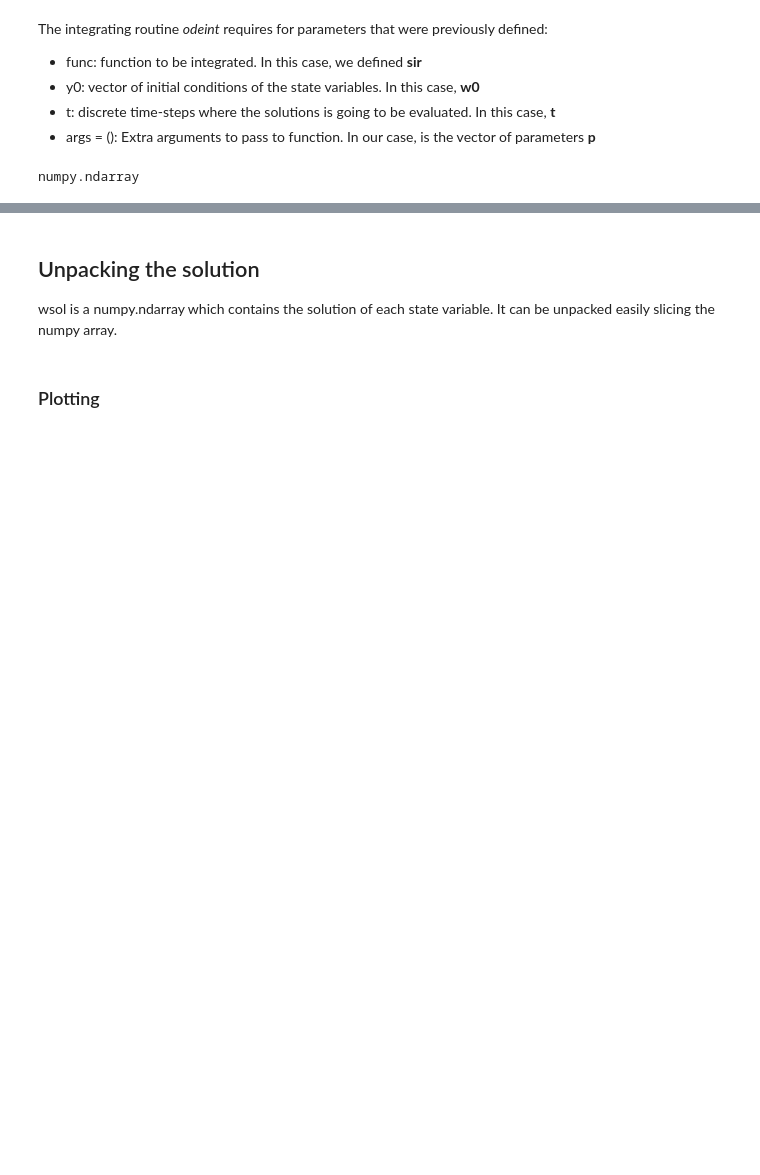
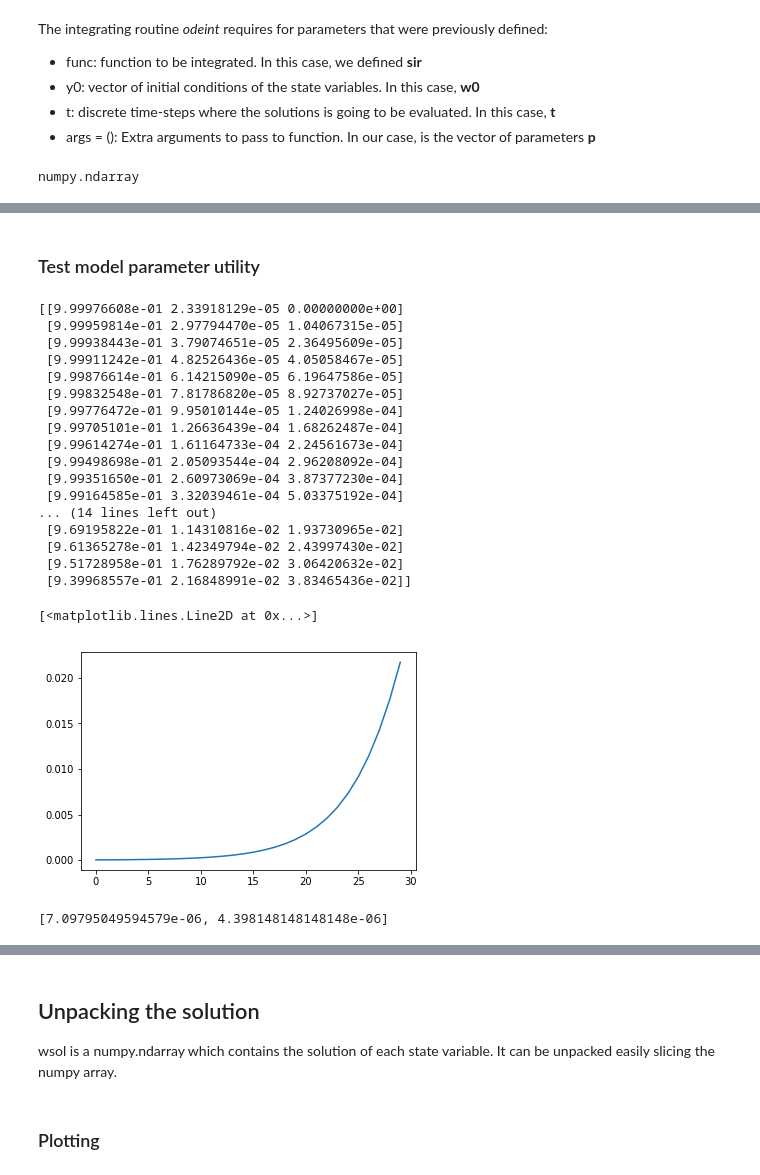
Before and after one commit to open-sir/open-sir, a Jupyter notebook: SIR-X.ipynb, the cells around one changed output, grey strips where cells are left out. Cells and saved outputs as stored; diff of their text form; code cells hidden in the pictures; blank space fills up the shorter version.

Commit message:
feat(model): class with parameter fitting

```diff
--- a/SIR-X.ipynb
+++ b/SIR-X.ipynb
@@ -96,7 +97,7 @@ Please note that the predictions of this model shouldn't be taken in considerati
 # %%
 # Use Ealing as an example to determine model initial conditions
 P_Ealing = 342000 # Ealing population ONS 2018 mid year
-I_Ealing = 241    # Infected people at 29/03/2020
+I_Ealing = 8    # Infected people at 29/03/2020
 R_Ealing = 0      # Recovered people at 29/03/2020
 n_days = 30
 
@@ -143,0 +219,39 @@ numpy.ndarray
+# %% [markdown]
+### Test model parameter utility
+# %%
+Ealing_data = [8, 18, 20, 18, 21, 42, 53, 54, 80, 97, 106, 123, 136, 165, 209, 241] # N_of infected
+t_span = np.linspace(0,len(Ealing_data)-1,len(Ealing_data))
+# %%
+# Create SIR with default parameters
+my_SIR = SIR(p,w0)
+# %%
+# Fit parameters
+my_SIR.fit(t_span, Ealing_data, P_Ealing)
+# %%
+# Predict
+sol = my_SIR.solve(30*3600*24, 30)
+plt.plot(np.linspace(0,29,30),sol[:,1])
+# %% [output]
+[[9.99976608e-01 2.33918129e-05 0.00000000e+00]
+ [9.99959814e-01 2.97794470e-05 1.04067315e-05]
+ [9.99938443e-01 3.79074651e-05 2.36495609e-05]
+ [9.99911242e-01 4.82526436e-05 4.05058467e-05]
+ [9.99876614e-01 6.14215090e-05 6.19647586e-05]
+ [9.99832548e-01 7.81786820e-05 8.92737027e-05]
+ [9.99776472e-01 9.95010144e-05 1.24026998e-04]
+ [9.99705101e-01 1.26636439e-04 1.68262487e-04]
+ [9.99614274e-01 1.61164733e-04 2.24561673e-04]
+ [9.99498698e-01 2.05093544e-04 2.96208092e-04]
+ [9.99351650e-01 2.60973069e-04 3.87377230e-04]
+ [9.99164585e-01 3.32039461e-04 5.03375192e-04]
+... (14 lines left out)
+ [9.69195822e-01 1.14310816e-02 1.93730965e-02]
+ [9.61365278e-01 1.42349794e-02 2.43997430e-02]
+ [9.51728958e-01 1.76289792e-02 3.06420632e-02]
+ [9.39968557e-01 2.16848991e-02 3.83465436e-02]]
+[<matplotlib.lines.Line2D at 0x...>]
+[figure, added]
+# %%
+my_SIR.p
+# %% [output]
+[7.09795049594579e-06, 4.398148148148148e-06]
```
Also changed, not shown: parts of 23 cells of this notebook.
